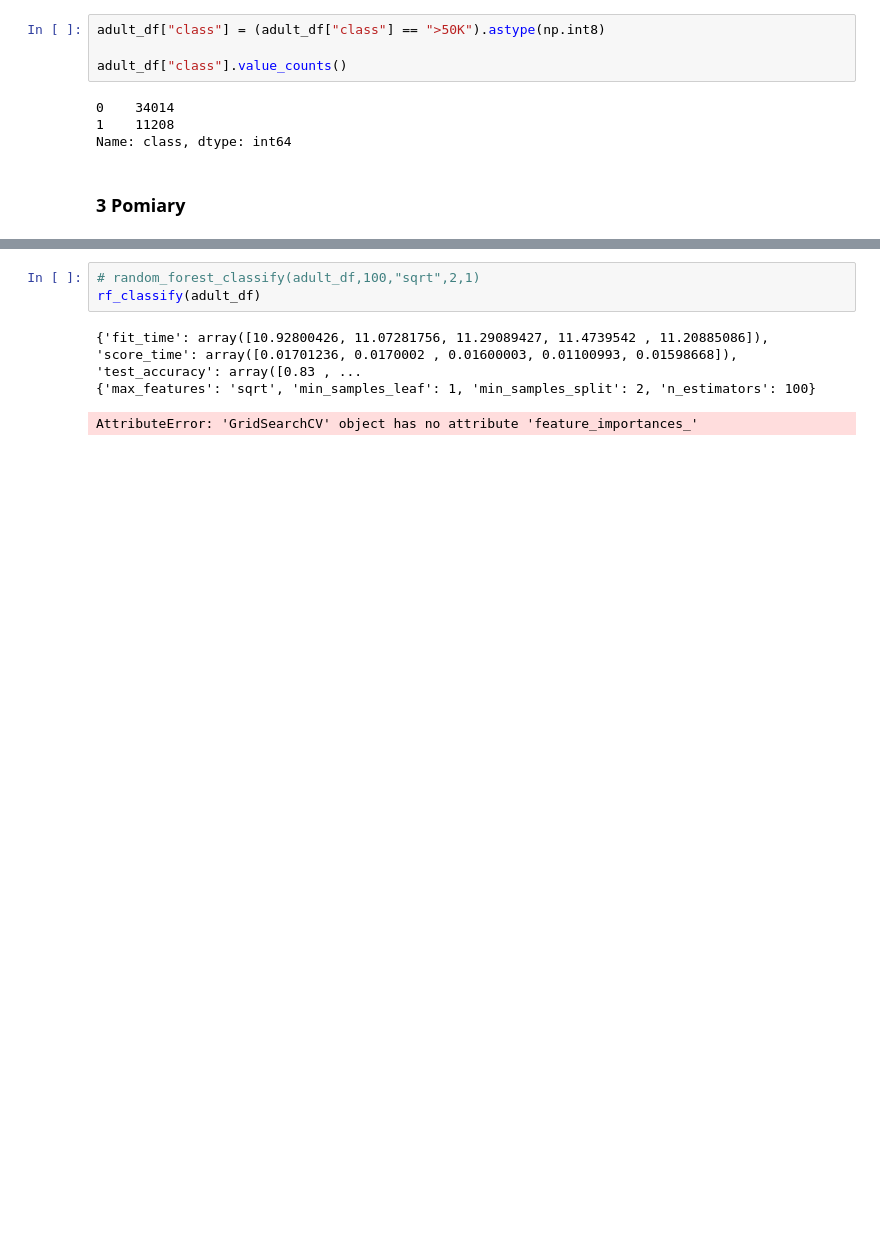
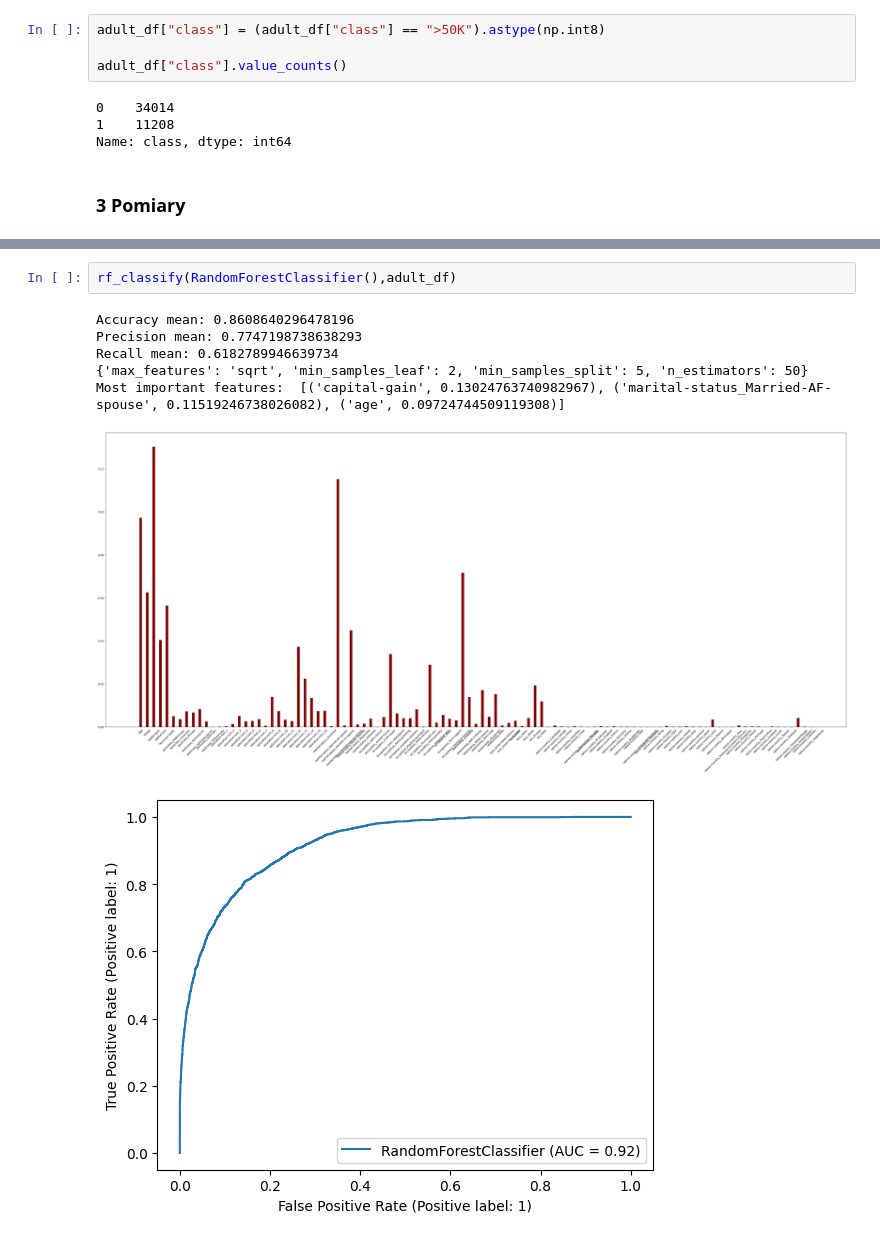
Before and after one commit to MatiPl01/artificial-intelligence-basics, a Jupyter notebook: lab4/lab4.ipynb, the cells around one changed output, grey strips where cells are left out. Cells and saved outputs as stored; diff of their text form; blank space fills up the shorter version.

```diff
--- a/lab4/lab4.ipynb
+++ b/lab4/lab4.ipynb
@@ -245,7 +270,10 @@ def rf_classify(df):
-# %%
-# random_forest_classify(adult_df,100,"sqrt",2,1)
-rf_classify(adult_df)
-# %% [output]
-{'fit_time': array([10.92800426, 11.07281756, 11.29089427, 11.4739542 , 11.20885086]), 'score_time': array([0.01701236, 0.0170002 , 0.01600003, 0.01100993, 0.01598668]), 'test_accuracy': array([0.83 , ...
-{'max_features': 'sqrt', 'min_samples_leaf': 1, 'min_samples_split': 2, 'n_estimators': 100}
-AttributeError: 'GridSearchCV' object has no attribute 'feature_importances_'
+# %%
+rf_classify(RandomForestClassifier(),adult_df)
+# %% [output]
+Accuracy mean: 0.8608640296478196
+Precision mean: 0.7747198738638293
+Recall mean: 0.6182789946639734
+{'max_features': 'sqrt', 'min_samples_leaf': 2, 'min_samples_split': 5, 'n_estimators': 50}
+Most important features:  [('capital-gain', 0.13024763740982967), ('marital-status_Married-AF-spouse', 0.11519246738026082), ('age', 0.09724744509119308)]
+[figure, added]
+[figure, added]
```
Also changed, not shown: parts of 2 cells of this notebook.
